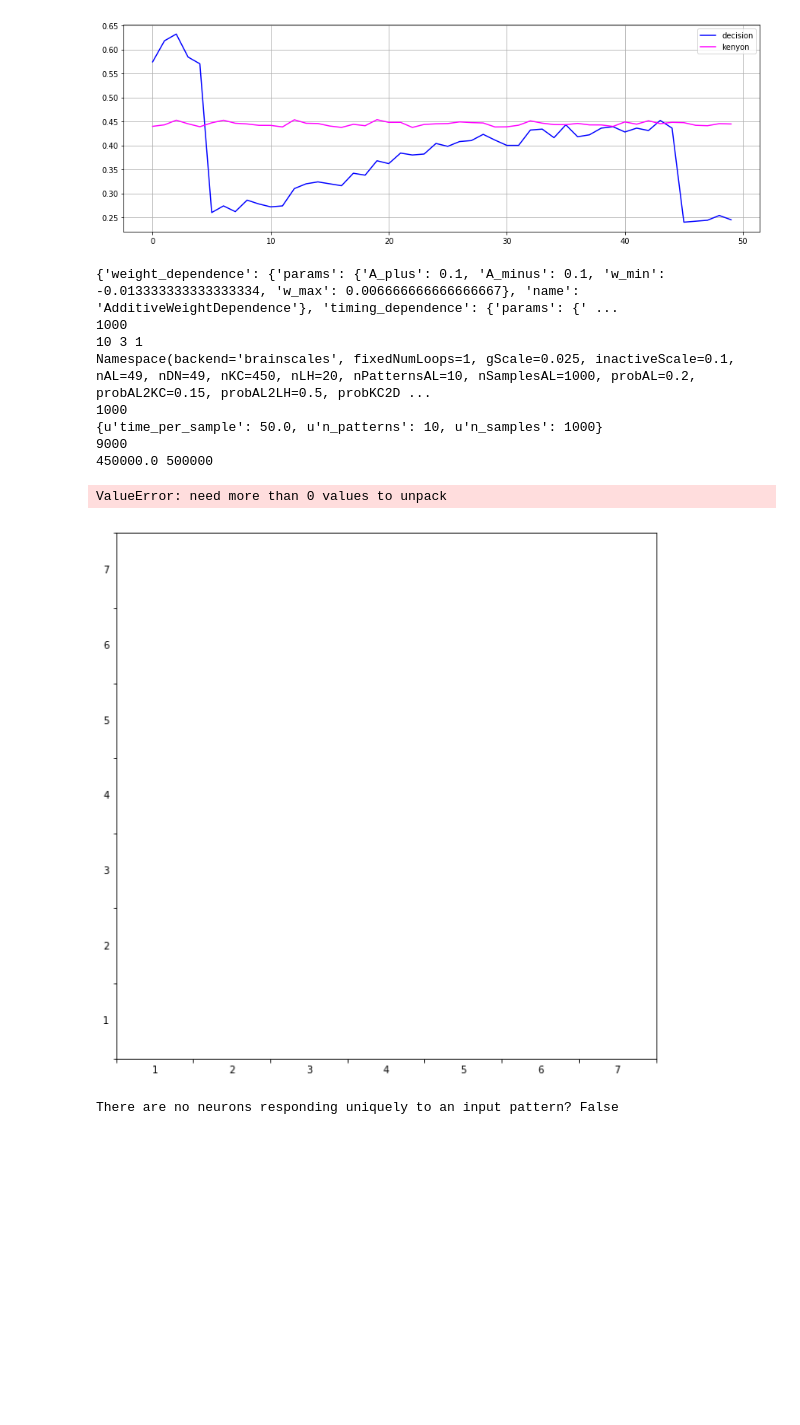
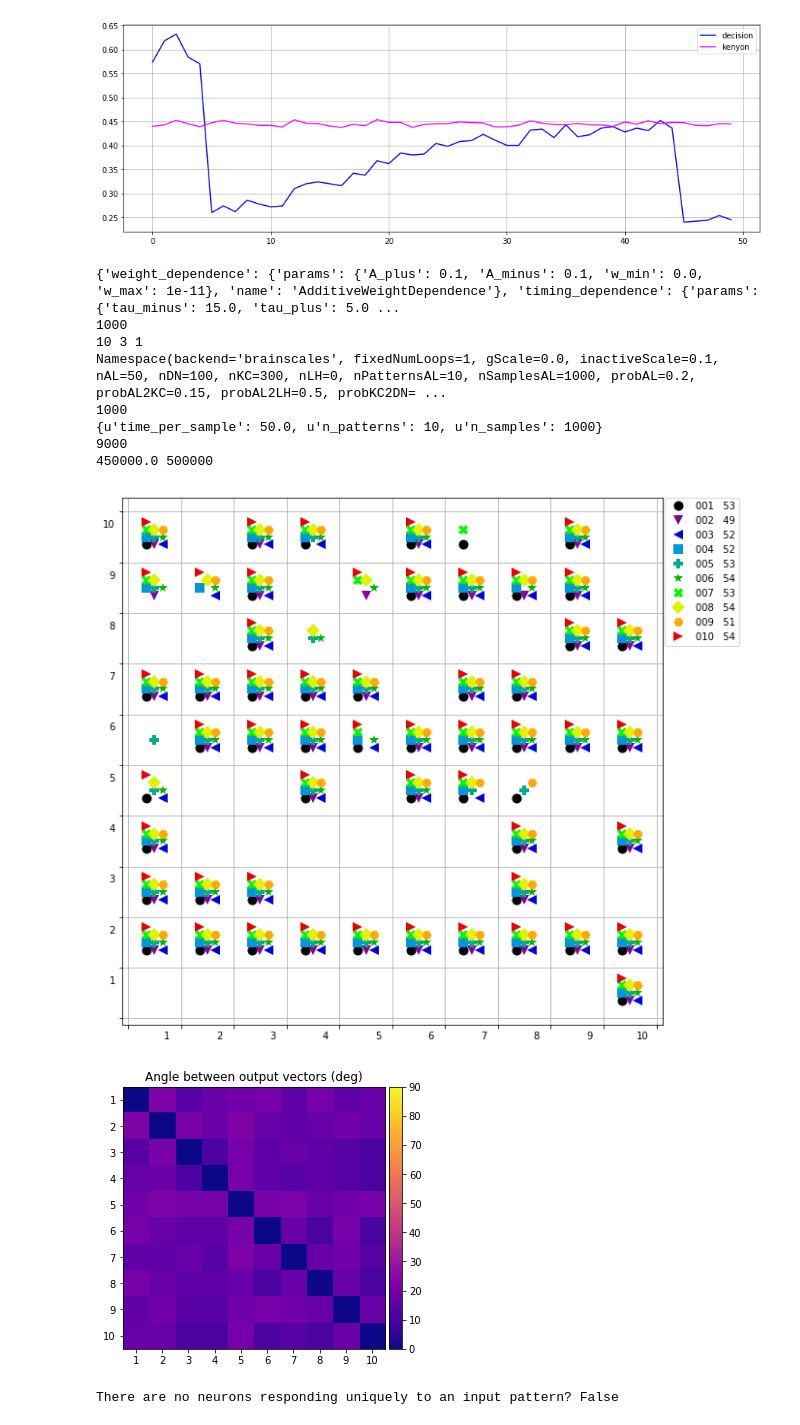
Before and after one commit to chanokin/brainscales-recognition, a Jupyter notebook: codebase/mushroom_body/bss_analyze_mbody_results.ipynb, the cells around one changed output. Saved outputs shown, nothing was run; the diff lists cells and outputs as text; code cells hidden in the pictures; blank space fills up the shorter version.

```diff
--- a/codebase/mushroom_body/bss_analyze_mbody_results.ipynb
+++ b/codebase/mushroom_body/bss_analyze_mbody_results.ipynb
@@ -74,11 +74,11 @@ def plot_snap(start_t, end_t, volts, spikes_in, spikes_out, ts=1.0, start_neuron
 
 def is_list_of_spikes(spikes):
     try:
-        if isinstance(spikes, list): #[spikes0, spikes1]
-            if isinstance(spikes[0], list): #spikes0 = [times0, times1]
-                if isinstance(spikes[0][0], list):
+        if isinstance(spikes, list) or isinstance(spikes, np.ndarray): #[spikes0, spikes1]
+            if isinstance(spikes[0], list) or isinstance(spikes[0], np.ndarray): #spikes0 = [times0, times1]
+                if isinstance(spikes[0][0], list) or isinstance(spikes[0][0], np.ndarray):
                     return True
-    except:
+    except Exception as exception:
         return False
     return False
 
@@ -89,10 +89,10 @@ def plot_in_range(fig, ax, spikes, start_t, end_t, start_neuron=0, end_neuron=-1
     first_plot = True
     sn = start_neuron
     en = end_neuron
-
     if not is_list_of_spikes(spikes):
         spikes = [spikes]
     else:
+        spikes = spikes
         sn = 0
         en = -1
 
@@ -100,7 +100,7 @@ def plot_in_range(fig, ax, spikes, start_t, end_t, start_neuron=0, end_neuron=-1
     len_neurons = len(spikes[0])
     for spks in spikes:
         for neuron_id, times in enumerate(spks[sn:en]):
-            neuron_id += start_neuron
+            neuron_id += base_neuron_id
             times = np.array(times)
             whr = np.where(np.logical_and(times >= start_t,  times <= end_t))[0].astype('int')
             if len(whr):
@@ -123,6 +123,7 @@ def plot_in_range(fig, ax, spikes, start_t, end_t, start_neuron=0, end_neuron=-1
                              markersize=markersize, markeredgewidth=markeredgewidth, label=in_label)
 
         base_neuron_id += len_neurons
+
 
 def active_per_pattern(spikes, dt=50):
     end = 0
@@ -1524,6 +1524,7 @@ plt.show()
 fname = "./mbody-nKC_2500__nDN_100__nAL_100__nPatternsAL_10__probAL_0p2__probNoiseSamplesAL_0p1"
 fname = "./mbody-nKC_2500__nDN_100__nAL_100__nPatternsAL_20__probAL_0p2__probNoiseSamplesAL_0p1"
 fname = "mbody-experiment"
+fname = "bss-mbody-experiment"
 fname += ".npz"
 
 data = np.load(fname)
@@ -1644,37 +1645,37 @@ for i in range(args.nPatternsAL):
 angles[np.isclose(divs, 1.0)] = 0.
 cmap = None
 # cmap = 'nipy_spectral'
 # cmap = 'gist_stern'
 # cmap = 'inferno'
 # cmap = 'magma'
 cmap = 'plasma'
 # cmap = 'ocean'
 
 fig = plt.figure(figsize=(5, 5))
 ax = plt.subplot(1, 1, 1)
 im = plt.imshow(angles, interpolation='none', cmap=cmap,
                 vmin=0, vmax=90)
 div = make_axes_locatable(ax)
 cax = div.append_axes('right', size='5%', pad=0.05)
 cbar = plt.colorbar(im, cax=cax)
 ax.set_xticks(range(args.nPatternsAL))
 ax.set_yticks(range(args.nPatternsAL))
 ax.set_xticklabels(['{}'.format(i+1) for i in range(args.nPatternsAL)])
 ax.set_yticklabels(['{}'.format(i+1) for i in range(args.nPatternsAL)])
 ax.set_title('Angle between output vectors (deg)')
 plt.savefig('distance_output_vectors.pdf')
 plt.show()
 # %% [output]
-{'weight_dependence': {'params': {'A_plus': 0.1, 'A_minus': 0.1, 'w_min': -0.013333333333333334, 'w_max': 0.006666666666666667}, 'name': 'AdditiveWeightDependence'}, 'timing_dependence': {'params': {' ...
+{'weight_dependence': {'params': {'A_plus': 0.1, 'A_minus': 0.1, 'w_min': 0.0, 'w_max': 1e-11}, 'name': 'AdditiveWeightDependence'}, 'timing_dependence': {'params': {'tau_minus': 15.0, 'tau_plus': 5.0 ...
 1000
 10 3 1
-Namespace(backend='brainscales', fixedNumLoops=1, gScale=0.025, inactiveScale=0.1, nAL=49, nDN=49, nKC=450, nLH=20, nPatternsAL=10, nSamplesAL=1000, probAL=0.2, probAL2KC=0.15, probAL2LH=0.5, probKC2D ...
+Namespace(backend='brainscales', fixedNumLoops=1, gScale=0.0, inactiveScale=0.1, nAL=50, nDN=100, nKC=300, nLH=0, nPatternsAL=10, nSamplesAL=1000, probAL=0.2, probAL2KC=0.15, probAL2LH=0.5, probKC2DN= ...
 1000
 {u'time_per_sample': 50.0, u'n_patterns': 10, u'n_samples': 1000}
 9000
 450000.0 500000
-ValueError: need more than 0 values to unpack
-[figure, old version]
+[figure, new version]
+[figure, added]
 # %%
 markers = ['o', 'v', '<', 's', 'P', '*', 'X', 'D', 'H', '>']
 plt.figure(figsize=(10, 10))
```
Also changed, not shown: parts of 8 cells of this notebook, 5 other files.
